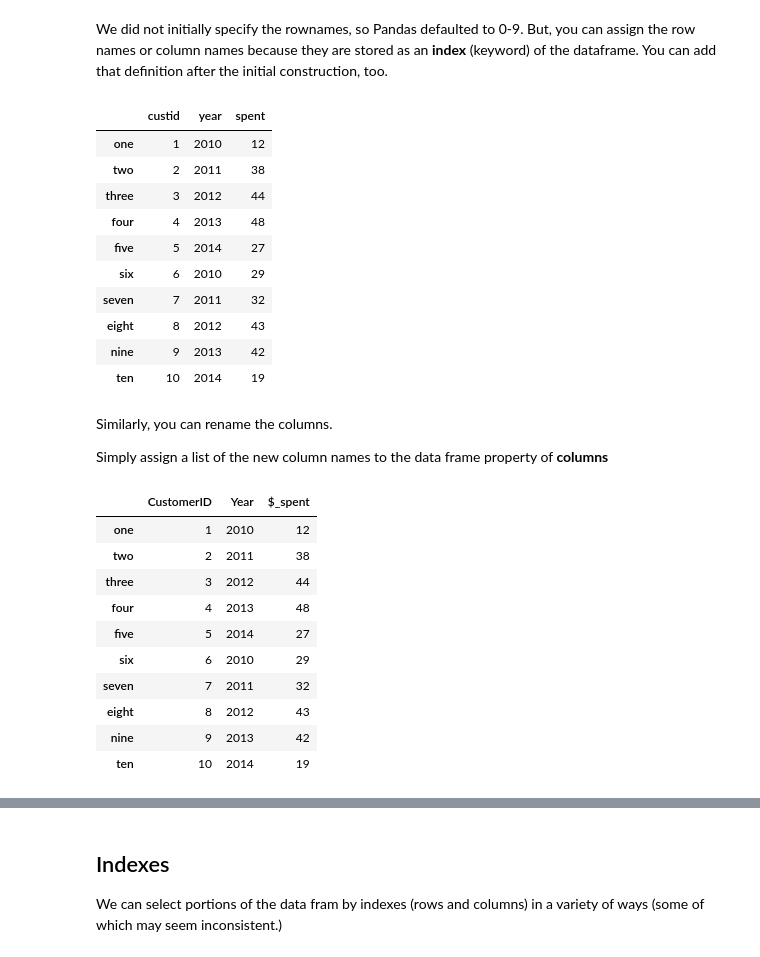
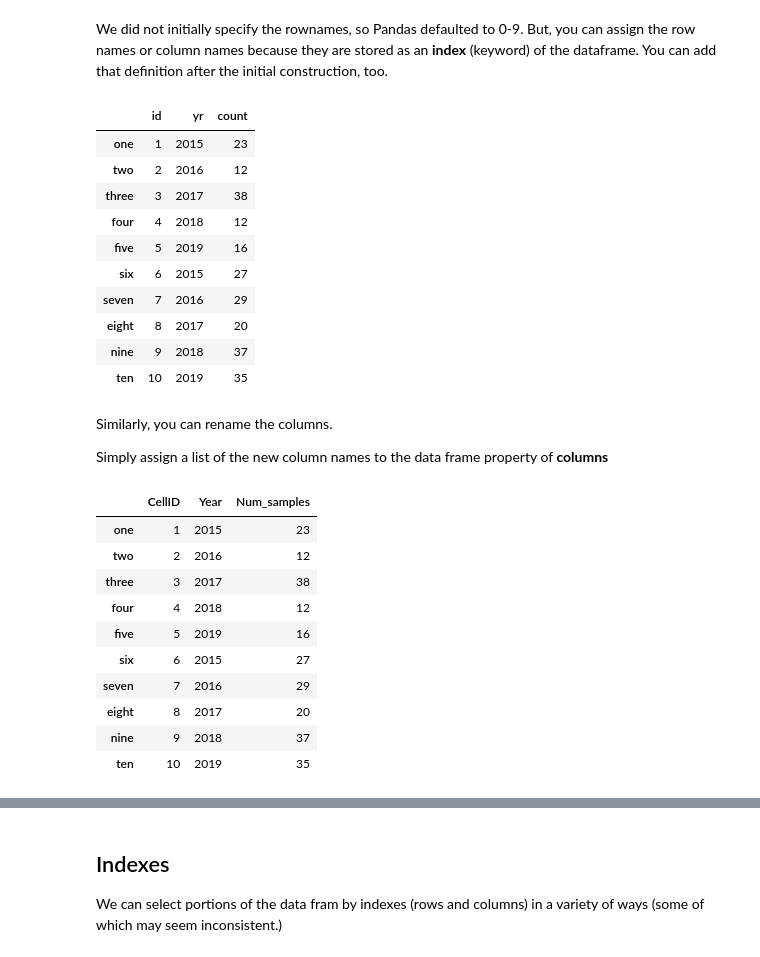
Before and after one commit to drchase55/NNU_nih_python_jrc, a Jupyter notebook: Module_2/Submodule_2_Tutorial2_Pandas.ipynb, the cells around one changed output, grey strips where cells are left out. Saved outputs shown, nothing was run; the diff lists cells and outputs as text; code cells hidden in the pictures.

```diff
--- a/Module_2/Submodule_2_Tutorial2_Pandas.ipynb
+++ b/Module_2/Submodule_2_Tutorial2_Pandas.ipynb
@@ -71,9 +76,9 @@ Here, you see how it is made with a dictionary as the data
 import pandas as pd
 import numpy as np
 np.random.seed(123)
-data = {'custid': list(range(1,11)),
-'year': list(range(2010,2015))*2,
-'spent': np.random.randint(10,50,10)}
+data = {'id': list(range(1,11)),
+'yr': list(range(2015,2020))*2,
+'count': np.random.randint(10,40,10)}
 frame = pd.DataFrame(data)
 frame
 # %% [output]
@@ -104,27 +109,25 @@ frame.tail()
 # %% [markdown]
 We did not initially specify the rownames, so Pandas defaulted to 0-9. But, you can assign the row names or column names because they are stored as an **index** (keyword) of the dataframe. You can add that definition after the initial construction, too.
 # %%
-# Assign Index
-frame = pd.DataFrame(data,
-                     index=["one","two","three","four","five",
-                            "six","seven","eight","nine","ten"])
+# Assign Index to the data that will be in the frame. Try removing the data
+frame = pd.DataFrame(data, index=["one","two","three","four","five","six","seven","eight","nine","ten"])
 
 # Alternatively
 #frame.index=["a","b","c","d","e","f","g","h","i","j"]
 
 frame
 # %% [output]
-|  | custid | year | spent |
-| one | 1 | 2010 | 12 |
-| two | 2 | 2011 | 38 |
-| three | 3 | 2012 | 44 |
-| four | 4 | 2013 | 48 |
-| five | 5 | 2014 | 27 |
-| six | 6 | 2010 | 29 |
-| seven | 7 | 2011 | 32 |
-| eight | 8 | 2012 | 43 |
-| nine | 9 | 2013 | 42 |
-| ten | 10 | 2014 | 19 |
+|  | id | yr | count |
+| one | 1 | 2015 | 23 |
+| two | 2 | 2016 | 12 |
+| three | 3 | 2017 | 38 |
+| four | 4 | 2018 | 12 |
+| five | 5 | 2019 | 16 |
+| six | 6 | 2015 | 27 |
+| seven | 7 | 2016 | 29 |
+| eight | 8 | 2017 | 20 |
+| nine | 9 | 2018 | 37 |
+| ten | 10 | 2019 | 35 |
 # %% [markdown]
 Similarly, you can rename the columns.
 
@@ -132,20 +135,20 @@ Simply assign a list of the new column names to the data frame property of **col
 # %%
 # Change Columns
 frame
-frame.columns = ["CustomerID","Year","$_spent"]
+frame.columns = ["CellID","Year","Num_samples"]
 frame
 # %% [output]
-|  | CustomerID | Year | $_spent |
-| one | 1 | 2010 | 12 |
-| two | 2 | 2011 | 38 |
-| three | 3 | 2012 | 44 |
-| four | 4 | 2013 | 48 |
-| five | 5 | 2014 | 27 |
-| six | 6 | 2010 | 29 |
-| seven | 7 | 2011 | 32 |
-| eight | 8 | 2012 | 43 |
-| nine | 9 | 2013 | 42 |
-| ten | 10 | 2014 | 19 |
+|  | CellID | Year | Num_samples |
+| one | 1 | 2015 | 23 |
+| two | 2 | 2016 | 12 |
+| three | 3 | 2017 | 38 |
+| four | 4 | 2018 | 12 |
+| five | 5 | 2019 | 16 |
+| six | 6 | 2015 | 27 |
+| seven | 7 | 2016 | 29 |
+| eight | 8 | 2017 | 20 |
+| nine | 9 | 2018 | 37 |
+| ten | 10 | 2019 | 35 |
 # %% [markdown]
 ## Importing structured data sets
 
```
Also changed, not shown: parts of 18 cells of this notebook, 7 other files.
